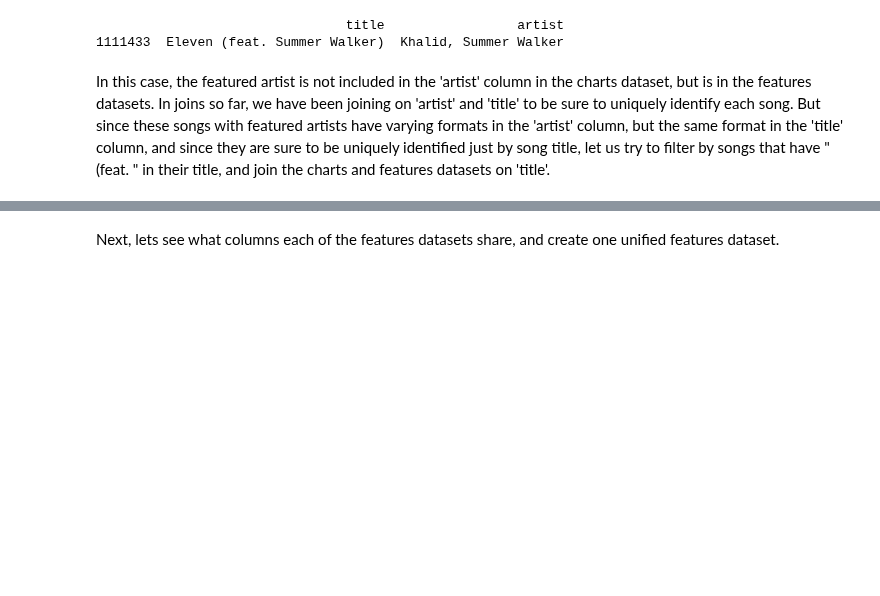
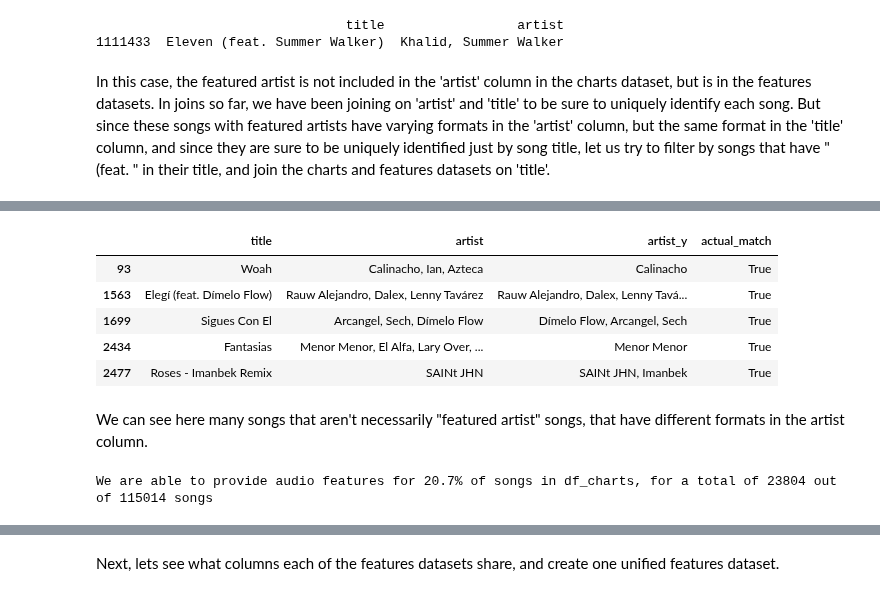
Before and after one commit to Joseph-Willem-Ricci/5450-final-project, a Jupyter notebook: CIS5450_Project.ipynb, the cells around one changed output, grey strips where cells are left out. Cells and saved outputs as stored; diff of their text form; code cells hidden in the pictures; blank space fills up the shorter version.

```diff
--- a/CIS5450_Project.ipynb
+++ b/CIS5450_Project.ipynb
@@ -304,0 +298,24 @@ We are able to provide audio features for 17.86% of songs in df_charts, for a to
+# %%
+# match df_charts and all_songs_with_features only on the title to start with. There will be many incorrect matches when two artists have songs by the same name
+feature_charts_substr_match = pd.merge(df_charts_songs_artists, all_songs_with_features, on=['title'], how='inner')
+feature_charts_substr_match['actual_match'] = feature_charts_substr_match[['artist_x', 'artist_y']].apply(lambda x: x['artist_y'].split(',')[0] in x['artist_x'] and x['artist_y'] != x['artist_x'], axis=1)
+feature_charts_substr_match = feature_charts_substr_match[feature_charts_substr_match['actual_match'] == True].rename(columns={'artist_x': 'artist'})
+feature_charts_substr_match.head()
+# %% [output]
+|  | title | artist | artist_y | actual_match |
+| 93 | Woah | Calinacho, Ian, Azteca | Calinacho | True |
+| 1563 | Elegí (feat. Dímelo Flow) | Rauw Alejandro, Dalex, Lenny Tavárez | Rauw Alejandro, Dalex, Lenny Tavá... | True |
+| 1699 | Sigues Con El | Arcangel, Sech, Dímelo Flow | Dímelo Flow, Arcangel, Sech | True |
+| 2434 | Fantasias | Menor Menor, El Alfa, Lary Over, ... | Menor Menor | True |
+| 2477 | Roses - Imanbek Remix | SAINt JHN | SAINt JHN, Imanbek | True |
+# %% [markdown]
+We can see here many songs that aren't necessarily "featured artist" songs, that have different formats in the artist column.
+# %%
+feature_charts_substr_match = feature_charts_substr_match.drop_duplicates(subset=['title', 'artist'])
+feature_matches = pd.concat([feature_matches, feature_charts_substr_match], ignore_index=True).drop_duplicates()
+feature_matches.drop(columns=['actual_match'], inplace=True)
+match_percentage_combined = 100 * feature_matches.shape[0] / df_charts_songs_artists.shape[0]
+print("We are able to provide audio features for " + str(round(match_percentage_combined,2)) + "% of songs in df_charts,"\
+      " for a total of " + str(feature_matches.shape[0]) + " out of " + str(df_charts_songs_artists.shape[0]) + " songs")
+# %% [output]
+We are able to provide audio features for 20.7% of songs in df_charts, for a total of 23804 out of 115014 songs
```
Also changed, not shown: parts of 56 cells of this notebook.
